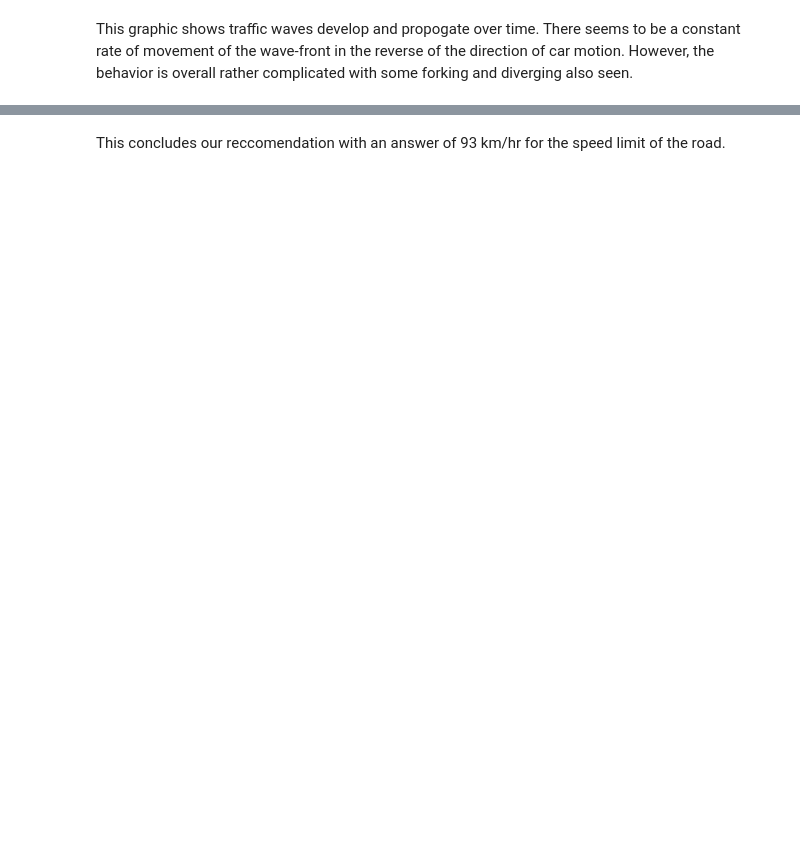
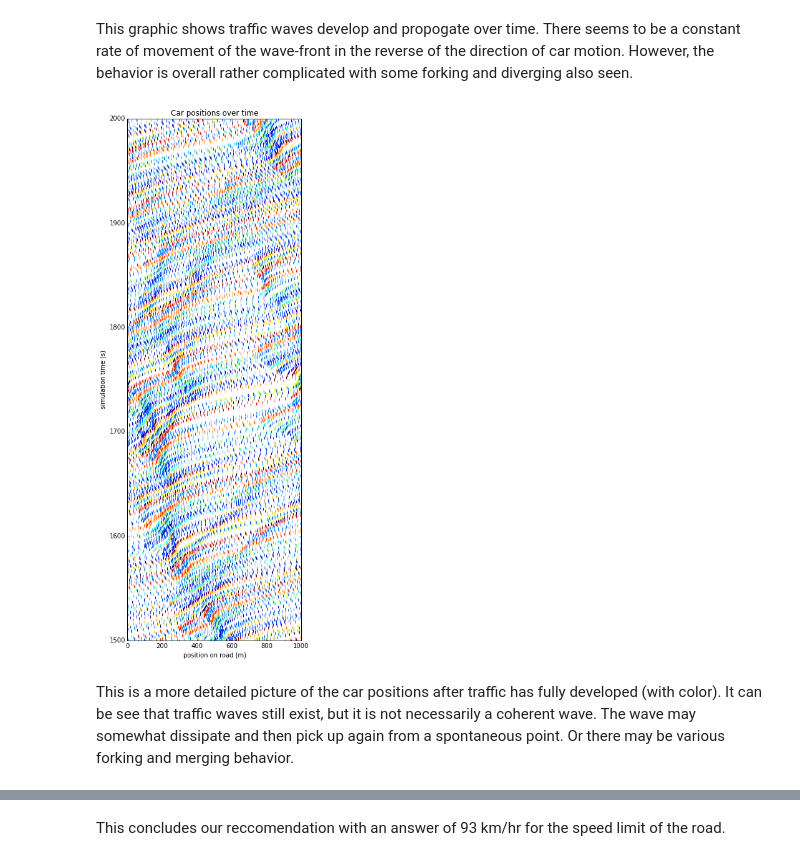
Before and after one commit to tiyd-python-2015-05/traffic-simulation, a Jupyter notebook: Traffic.ipynb, the cells around one changed output, grey strips where cells are left out. Saved outputs shown, nothing was run; the diff lists cells and outputs as text; code cells hidden in the pictures; blank space fills up the shorter version.

```diff
--- a/Traffic.ipynb
+++ b/Traffic.ipynb
@@ -103,5 +110,20 @@ plt.show()
 # %% [markdown]
 This graphic shows traffic waves develop and propogate over time. There seems to be a constant rate of movement of the wave-front in the reverse of the direction of car motion. However, the behavior is overall rather complicated with some forking and diverging also seen.
+# %%
+maxt = 500
+plt.figure(figsize=(5,15))
+colors = np.random.rand(Ncars)
+for k in range(2000-maxt,2000):
+    plt.scatter(full_hist[k], [k for i in range(Ncars)], marker=u'|', c=colors)
+plt.title("Car positions over time")
+plt.xlabel("position on road (m)")
+plt.ylabel("simulation time (s)")
+plt.axis((0, 1000, 2000-maxt, 2000))
+plt.show()
+# %% [output]
+[figure, added]
+# %% [markdown]
+This is a more detailed picture of the car positions after traffic has fully developed (with color). It can be see that traffic waves still exist, but it is not necessarily a coherent wave. The wave may somewhat dissipate and then pick up again from a spontaneous point. Or there may be various forking and merging behavior.
 # %%
 print(st.stdev(speed_list))
 print(st.mean(speed_list))
```
Also changed, not shown: parts of 27 cells of this notebook, 2 other files.
